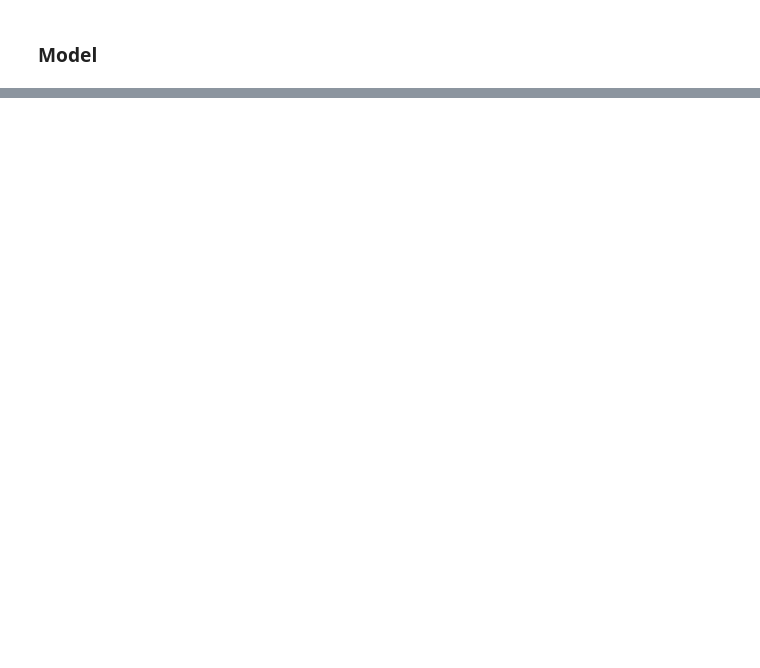
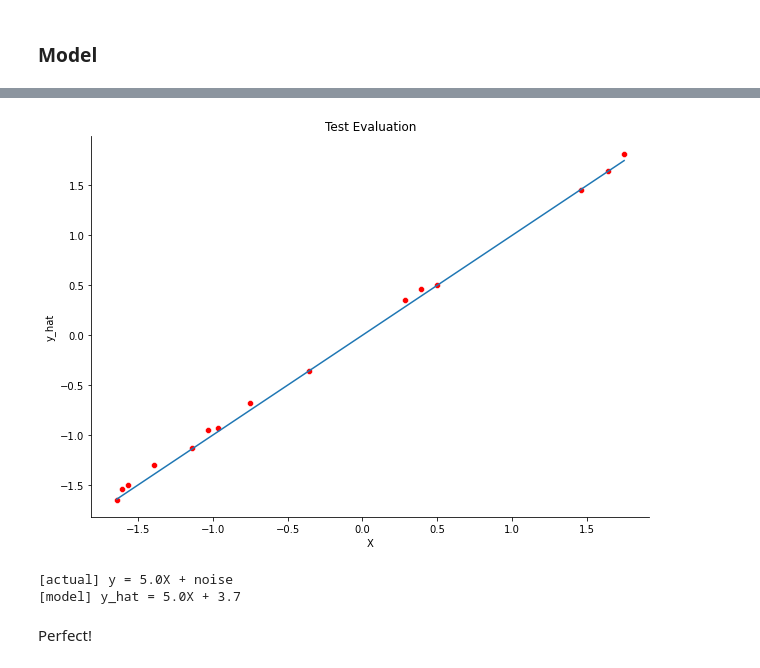
Before and after one commit to Ibraheem101/mlops, a Jupyter notebook: linear_regression.ipynb, the cells around one changed output, grey strips where cells are left out. Drawn from its saved outputs; the diff is of its cells as text; code cells hidden in the pictures; blank space fills up the shorter version.

```diff
--- a/linear_regression.ipynb
+++ b/linear_regression.ipynb
@@ -450,0 +456,4 @@ class LinearRegression(nn.Module):
+# %%
+# Initialize model
+model = LinearRegression(input_dim=INPUT_DIM, output_dim=OUTPUT_DIM)
+print(model.named_parameters)
@@ -450,0 +537,4 @@ class LinearRegression(nn.Module):
+# %%
+pred_test = model(X_test_scaled_p)
+pred_train = model(X_train_scaled_p)
+pred_val = model(X_val_scaled_p)
@@ -450,0 +553,5 @@ class LinearRegression(nn.Module):
+# %%
+test_pred_df = pd.DataFrame(X_test_scaled_p.detach().numpy(), columns = ['X'])
+test_pred_df['y'] = y_test_scaled_p.detach().numpy()
+test_pred_df['y_hat'] =  pred_test.detach().numpy()
+test_pred_df
@@ -450,0 +575,21 @@ class LinearRegression(nn.Module):
+# %%
+plt.figure(figsize = (10, 7))
+plt.title("Test Evaluation")
+sns.lineplot(data = test_pred_df, x = 'X', y = 'y_hat')
+sns.scatterplot(data = test_pred_df, x = 'X', y = 'y', color='r')
+sns.despine()
+# %% [output]
+[figure, added]
+# %%
+# Unstandardize coefficients
+W = model.fc1.weight.data.numpy()[0][0]
+b = model.fc1.bias.data.numpy()[0]
+W_unscaled = W * (scaler_y.scale_/scaler_X.scale_)
+b_unscaled = b * scaler_y.scale_ + scaler_y.mean_ - np.sum(W_unscaled*scaler_X.mean_)
+print ("[actual] y = 5.0X + noise")
+print (f"[model] y_hat = {W_unscaled[0]:.1f}X + {b_unscaled[0]:.1f}")
+# %% [output]
+[actual] y = 5.0X + noise
+[model] y_hat = 5.0X + 3.7
+# %% [markdown]
+Perfect!
```
Also changed, not shown: parts of 21 cells of this notebook.
